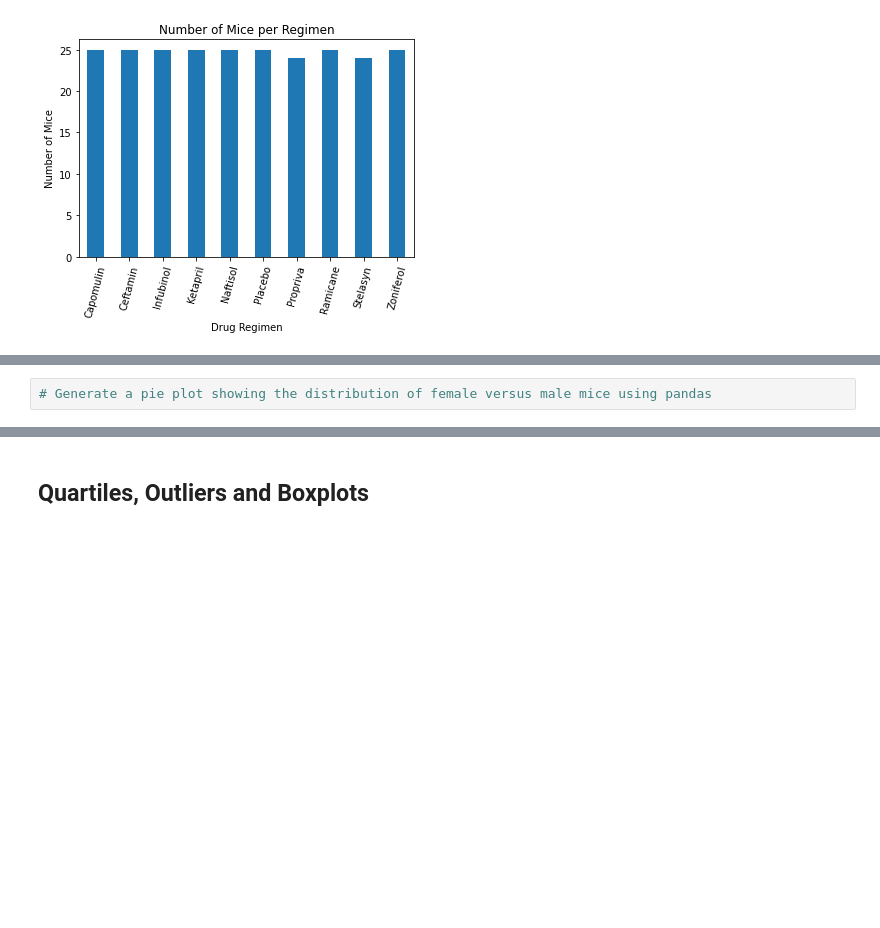
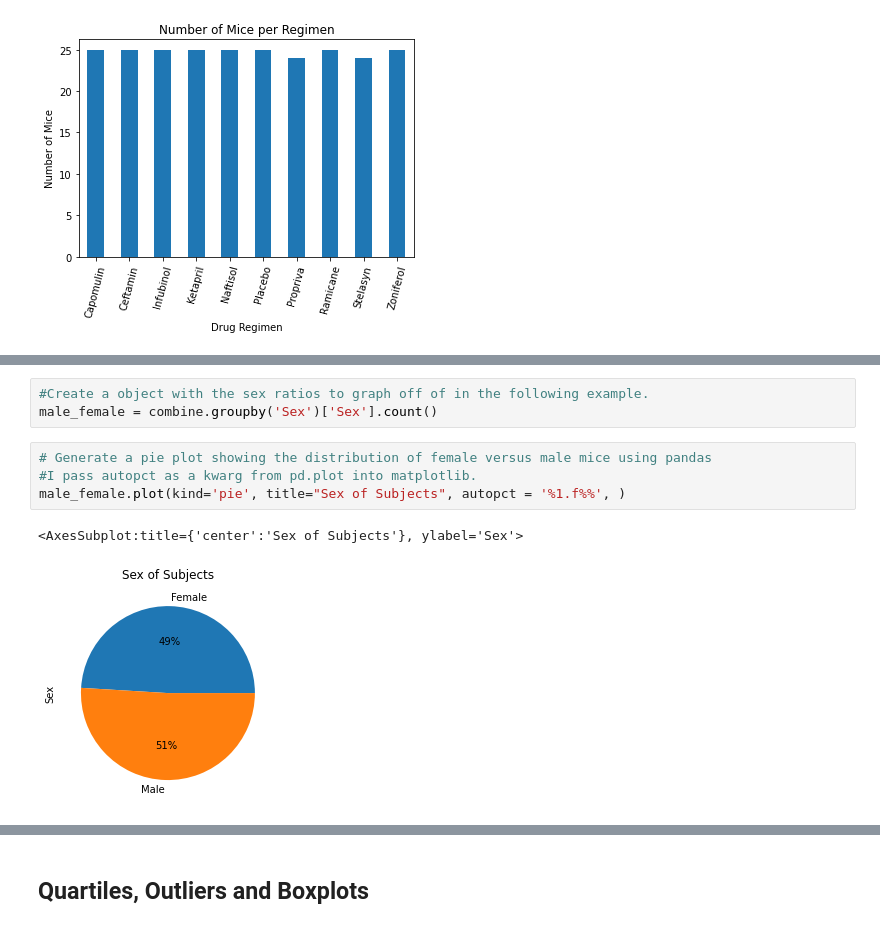
Before and after one commit to Alex-Saunders-Codes/matplotlib-challenge, a Jupyter notebook: pymaceuticals.ipynb, the cells around one changed output, grey strips where cells are left out. Cells and saved outputs as stored; diff of their text form; blank space fills up the shorter version.

```diff
--- a/pymaceuticals.ipynb
+++ b/pymaceuticals.ipynb
@@ -148,4 +149,12 @@ AttributeError: 'AxesSubplot' object has no attribute 'bar_label'
+# %%
+#Create a object with the sex ratios to graph off of in the following example.
+male_female = combine.groupby('Sex')['Sex'].count()
 # %%
 # Generate a pie plot showing the distribution of female versus male mice using pandas
+#I pass autopct as a kwarg from pd.plot into matplotlib.
+male_female.plot(kind='pie', title="Sex of Subjects", autopct = '%1.f%%', )
+# %% [output]
+<AxesSubplot:title={'center':'Sex of Subjects'}, ylabel='Sex'>
+[figure, added]
 # %%
 # Generate a pie plot showing the distribution of female versus male mice using pyplot
```
Also changed, not shown: parts of 6 cells of this notebook, 2 other files.
